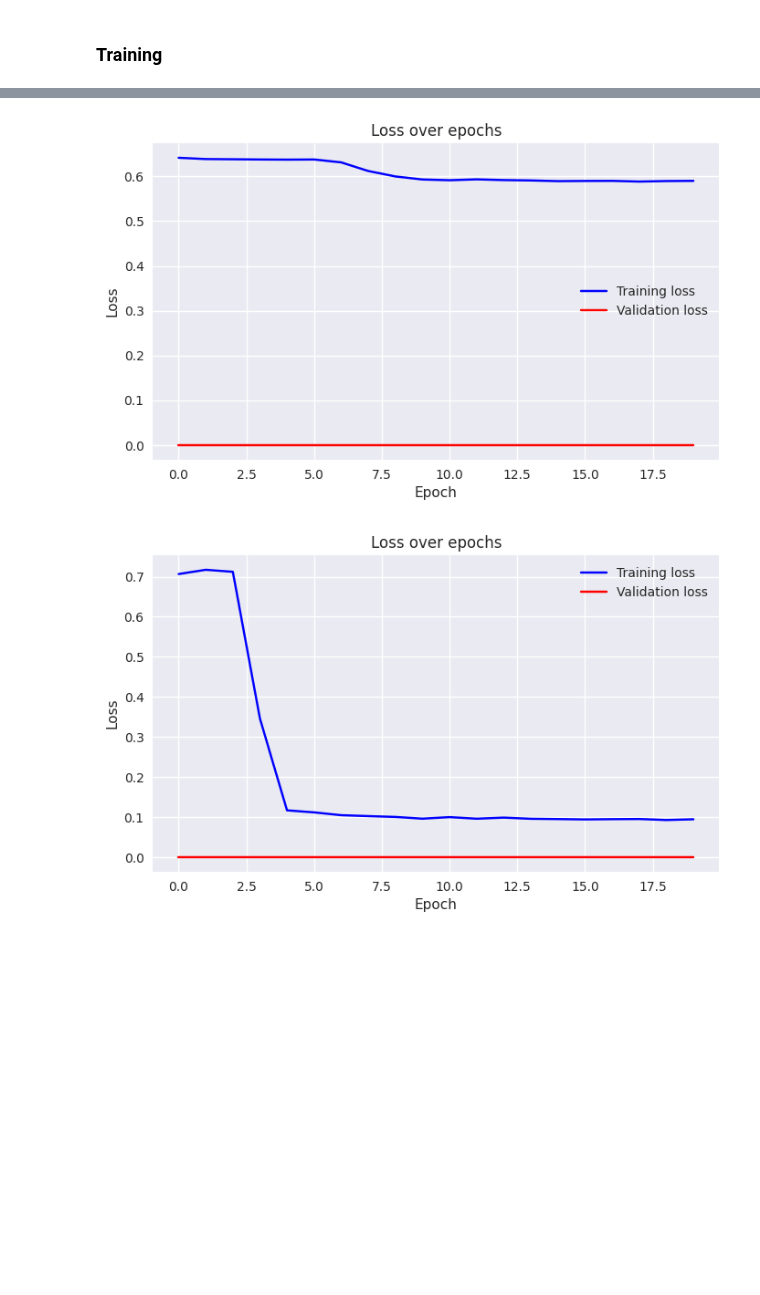
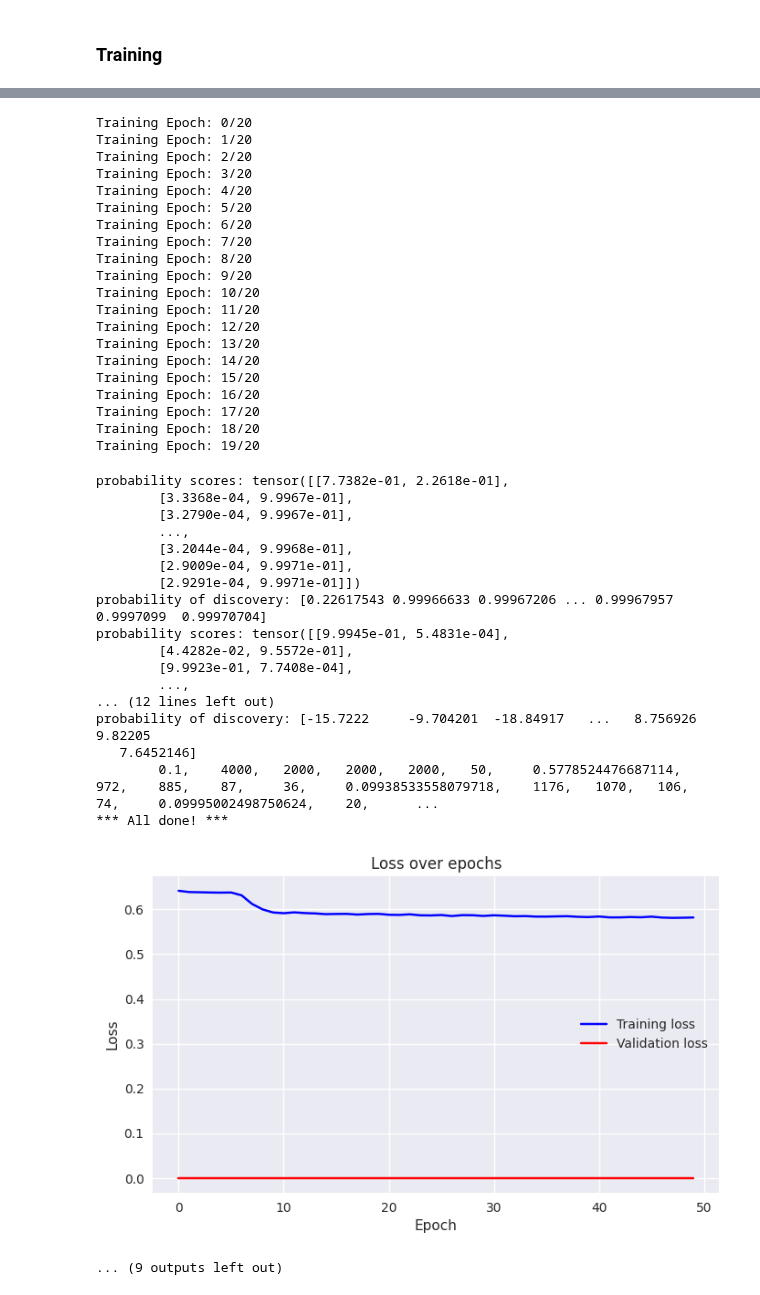
Before and after one commit to danielputerman/thesis, a Jupyter notebook: thesis.ipynb, the cells around one changed output, grey strips where cells are left out. Drawn from its saved outputs; the diff is of its cells as text; code cells hidden in the pictures; blank space fills up the shorter version.

Commit message:
Done for VAE based on re-encoding

```diff
--- a/thesis.ipynb
+++ b/thesis.ipynb
@@ -642,7 +642,7 @@ def run_discovery(seed, batch_size, experiment_type, alpha=0.1, use_generative=T
     m = len(test_set)
 
     # Training
-    real_model, optimizer, num_epochs, (train_losses, validation_losses) = get_trained_model(h0h1_loader, None, num_epochs=20)
+    real_model, optimizer, num_epochs, (train_losses, validation_losses) = get_trained_model(h0h1_loader, None, num_epochs=50)
     benchmark_model, bm_optimizer, bm_num_epochs, (bm_train_losses, bm_validation_losses) = get_trained_model(benchmark_loader, None, num_epochs=20)
 
     # Knockoff Process
@@ -652,7 +652,7 @@ def run_discovery(seed, batch_size, experiment_type, alpha=0.1, use_generative=T
     lr_model = LikelihoodRatioModel(vae, null_mv, positive_mv) if use_generative else None
     lr_knockoff_results = perform_knockoffs(lr_model, h1_set, h1_set_with_true_targets, l, m, alpha) if use_generative else dict(total_elements=-1, total_discoveries=-1, false_discoveries=-1,v=-1,fdp=-1)
 
-    return dict(model=dict(real=real_model, benchmark=benchmark_model, likelihood_ratio=lr_model),
+    return dict(model=dict(real=real_model, benchmark=benchmark_model, lr=lr_model),
                 optimizer=dict(real=optimizer,benchmark=bm_optimizer),
                 alpha=alpha,
                 training_set_size=len(training_set),
@@ -697,7 +697,7 @@ def print_to_stdout_and_stream(text, stream:TextIO = NullStream):
 # DEVICE = torch.device("mps") if torch.backends.mps.is_available() else torch.device("cpu")
 
 NUM_EXPERIMENT_TYPES = 2 # 1 - only 9, 2 - 4+9
-NUM_EXPERIMENTS_PER_TYPE = 1
+NUM_EXPERIMENTS_PER_TYPE = 5
 BATCH_SIZE = 32
 
 
@@ -797,2 +927,39 @@ KeyError: 'lr'
+Training Epoch: 0/20
+Training Epoch: 1/20
+Training Epoch: 2/20
+Training Epoch: 3/20
+Training Epoch: 4/20
+Training Epoch: 5/20
+Training Epoch: 6/20
+Training Epoch: 7/20
+Training Epoch: 8/20
+Training Epoch: 9/20
+Training Epoch: 10/20
+Training Epoch: 11/20
+Training Epoch: 12/20
+Training Epoch: 13/20
+Training Epoch: 14/20
+Training Epoch: 15/20
+Training Epoch: 16/20
+Training Epoch: 17/20
+Training Epoch: 18/20
+Training Epoch: 19/20
+probability scores: tensor([[7.7382e-01, 2.2618e-01],
+        [3.3368e-04, 9.9967e-01],
+        [3.2790e-04, 9.9967e-01],
+        ...,
+        [3.2044e-04, 9.9968e-01],
+        [2.9009e-04, 9.9971e-01],
+        [2.9291e-04, 9.9971e-01]])
+probability of discovery: [0.22617543 0.99966633 0.99967206 ... 0.99967957 0.9997099  0.99970704]
+probability scores: tensor([[9.9945e-01, 5.4831e-04],
+        [4.4282e-02, 9.5572e-01],
+        [9.9923e-01, 7.7408e-04],
+        ...,
+... (12 lines left out)
+probability of discovery: [-15.7222     -9.704201  -18.84917   ...   8.756926    9.82205
+   7.6452146]
+        0.1,    4000,   2000,   2000,   2000,   50,     0.5778524476687114,     972,    885,    87,     36,     0.09938533558079718,    1176,   1070,   106,    74,     0.09995002498750624,    20,      ...
+*** All done! ***
-[figure, old version]
+[figure, new version]
-[figure, removed]
+... (9 outputs left out)
```
Also changed, not shown: parts of 2 cells of this notebook.
